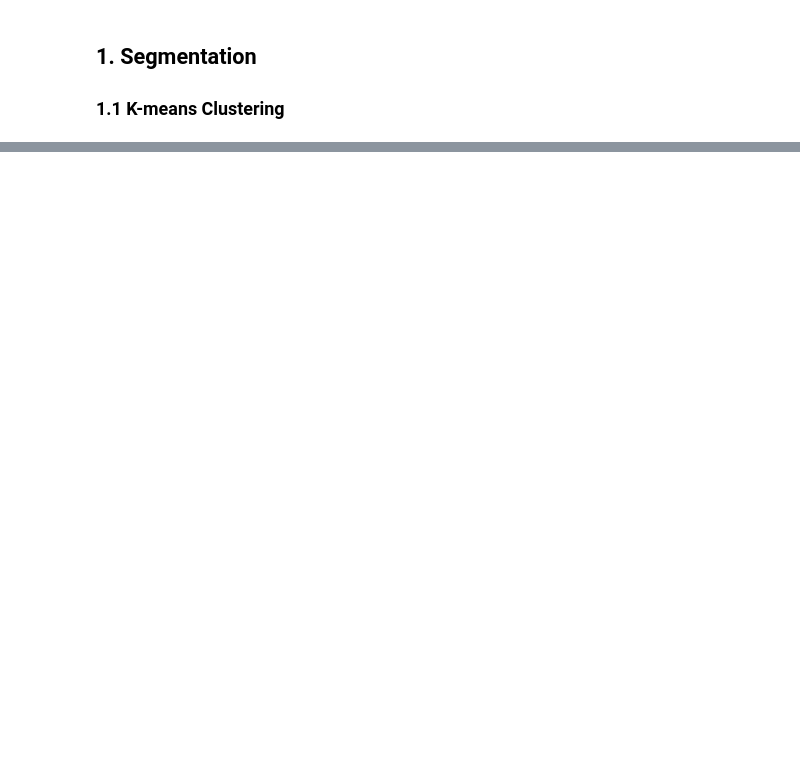
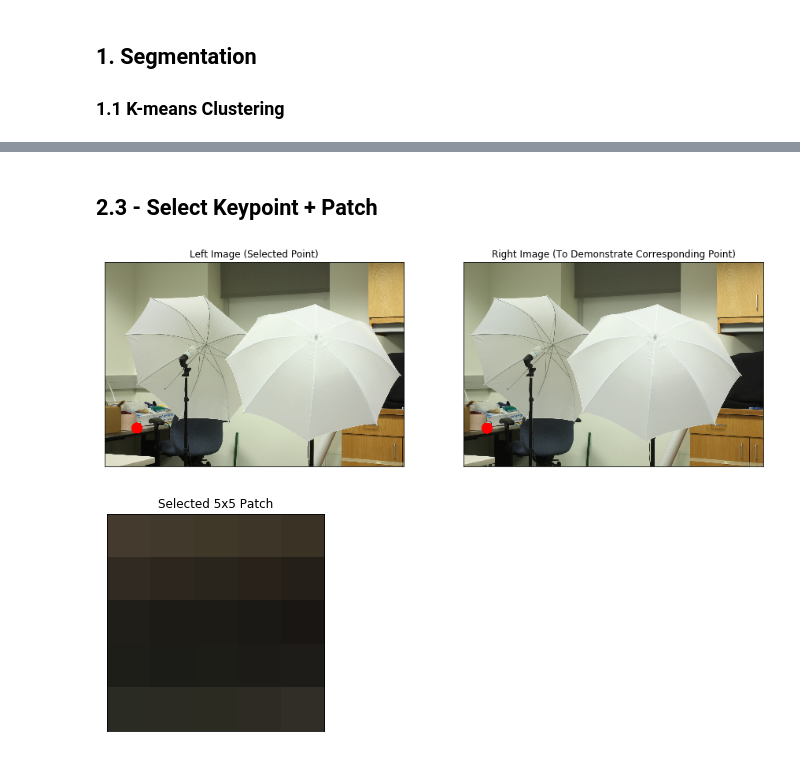
Before and after one commit to idodin/cv-assignment-3, a Jupyter notebook: Assignment 3.ipynb, the cells around one changed output, grey strips where cells are left out. Saved outputs shown, nothing was run; the diff lists cells and outputs as text; code cells hidden in the pictures; blank space fills up the shorter version.

```diff
--- a/Assignment 3.ipynb
+++ b/Assignment 3.ipynb
@@ -195,0 +337,34 @@ Iteration 1...
+# %% [markdown]
+## 2.3 - Select Keypoint + Patch
+# %%
+# Select first inlier point from Left Image
+selPt = ptsL[4]
+left2 = left.copy()
+color = (255, 0, 0)
+cv2.circle(left2, tuple(selPt), 5, color, 100)
+
+# Show corresponding point on Right Image
+selR = ptsR[4]
+right2 = right.copy()
+color = (255, 0, 0)
+cv2.circle(right2, tuple(selR), 5, color, 100)
+
+# Get Patch
+col, row = tuple(selPt)
+selPatch = left[row-2 : row+3, col-2 : col+3 ]
+
+# display images
+plt.figure(figsize=(15,15))
+plt.subplot(121), plt.imshow(left2, cmap="gray")
+plt.title("Left Image (Selected Point)"), plt.xticks([]), plt.yticks([])
+plt.subplot(122), plt.imshow(right2, cmap="gray")
+plt.title("Right Image (To Demonstrate Corresponding Point)"), plt.xticks([]), plt.yticks([])
+plt.show()
+
+# Display Selected Patch
+plt.imshow(selPatch, cmap="gray")
+plt.title("Selected 5x5 Patch"), plt.xticks([]), plt.yticks([])
+plt.show()
+# %% [output]
+[figure, added]
+[figure, added]
```
Also changed, not shown: parts of 15 cells of this notebook.
